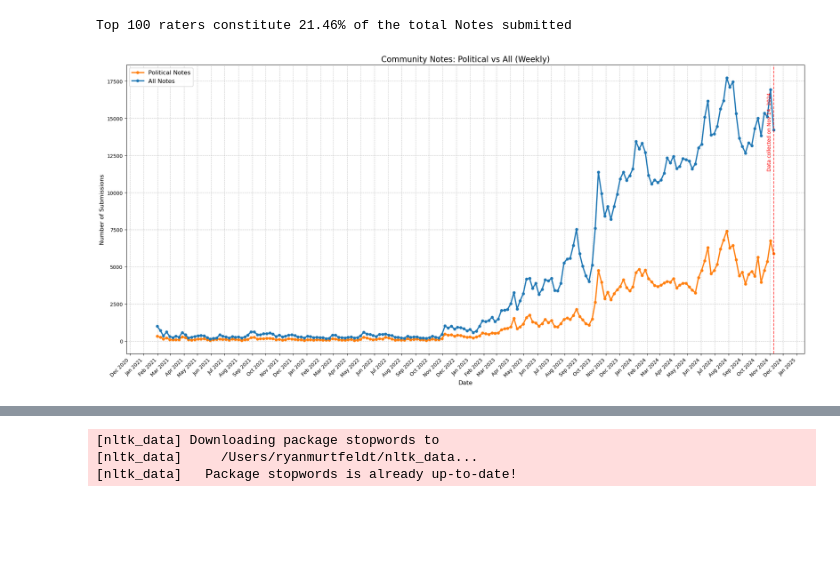
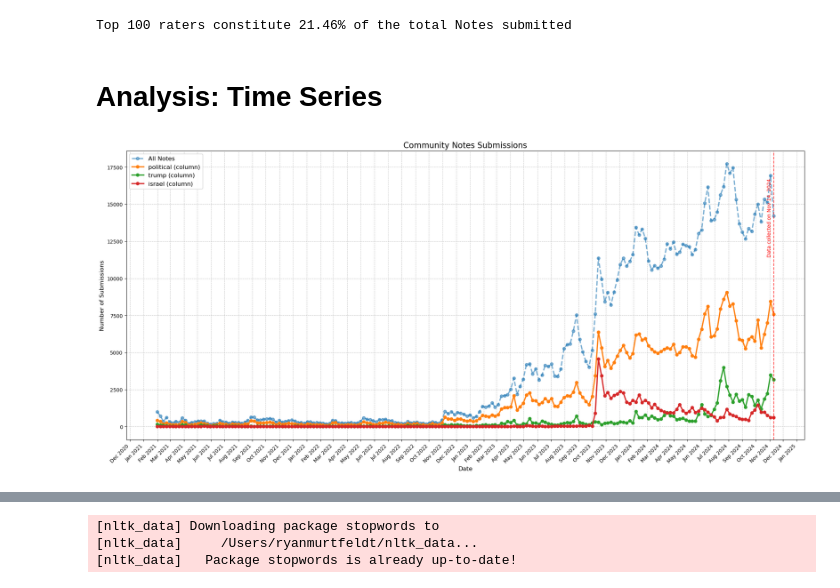
Before and after one commit to ryanmurt/community_notes, a Jupyter notebook: community_notes.ipynb, the cells around one changed output, grey strips where cells are left out. Drawn from its saved outputs; the diff is of its cells as text; code cells hidden in the pictures; blank space fills up the shorter version.

```diff
--- a/community_notes.ipynb
+++ b/community_notes.ipynb
@@ -789,73 +909,5 @@ percentage = (top_100_sum / total_sum) * 100
 print(f"Top 100 raters constitute {percentage:.2f}% of the total Notes submitted")
 # %% [output]
 Top 100 raters constitute 21.46% of the total Notes submitted
-# %%
-#double graph for political vs All notes over time:
-
-import pandas as pd
-import matplotlib.pyplot as plt
-import matplotlib.dates as mdates
-import seaborn as sns
-import datetime
-
-# Create proper copies
-all_notes = df_english.copy()
-political_notes = df_english[df_english['is_political'] == True].copy()
-
-# Convert timestamps to datetime for both datasets
-political_notes['created_at'] = pd.to_datetime(political_notes['createdAtMillis_x'], unit='ms')
-all_notes['created_at'] = pd.to_datetime(all_notes['createdAtMillis_x'], unit='ms')
-
-# Get the date of data collection
-collection_date = pd.Timestamp('2024-11-14')
-
-# Calculate the last complete week
-last_complete_week = collection_date - datetime.timedelta(days=collection_date.dayofweek + 1)
-
-# Filter for complete data periods
-political_notes_complete = political_notes[political_notes['created_at'] <= last_complete_week]
-all_notes_complete = all_notes[all_notes['created_at'] <= last_complete_week]
-
-# Create weekly aggregations
-weekly_political = political_notes_complete.resample('W', on='created_at').size()
-weekly_all = all_notes_complete.resample('W', on='created_at').size()
-
-# Create the figure
-plt.figure(figsize=(20, 10))
-
-# Plot both lines
-color1, color2 = '#ff7f0e', '#1f77b4'  # Orange for political, blue for non-political
-plt.plot(weekly_political.index, weekly_political.values, color=color1, lw=2.5, marker='o',
-         markersize=5, label='Political Notes')
-plt.plot(weekly_all.index, weekly_all.values, color=color2, lw=2.5, marker='o',
-         markersize=5, label='All Notes')
-
-# Format x-axis
-plt.gca().xaxis.set_major_locator(mdates.MonthLocator())
-plt.gca().xaxis.set_major_formatter(mdates.DateFormatter('%b %Y'))
-plt.xticks(rotation=45, ha='right')
-
-# Add grid for better readability
-plt.grid(True, linestyle='--', alpha=0.7)
-
-# Add legend
-plt.legend(loc='upper left', frameon=True, framealpha=0.9, fontsize=12)
-
-# Mark data collection cutoff
-plt.axvline(x=last_complete_week, color='r', linestyle='--', alpha=0.7)
-plt.text(last_complete_week - datetime.timedelta(days=15), plt.ylim()[1]*0.9,
-         'Data collected on Nov 14, 2024',
-         rotation=90, verticalalignment='top', color='red')
-
-# Title and labels
-plt.title('Community Notes: Political vs All (Weekly)', fontsize=16)
-plt.xlabel('Date', fontsize=12)
-plt.ylabel('Number of Submissions', fontsize=12)
-
-# Adjust layout
-plt.tight_layout()
-plt.subplots_adjust(bottom=0.15)
-
-plt.show()
-# %% [output]
-[figure, removed]
+# %% [markdown]
+# Analysis: Time Series
@@ -861,0 +970,8 @@ plt.show()
+# %%
+plot_keywords_mixed({
+    'political': 'column',
+    'trump': 'column',
+    'israel': 'column'
+})
+# %% [output]
+[figure, added]
```
Also changed, not shown: parts of 36 cells of this notebook.
